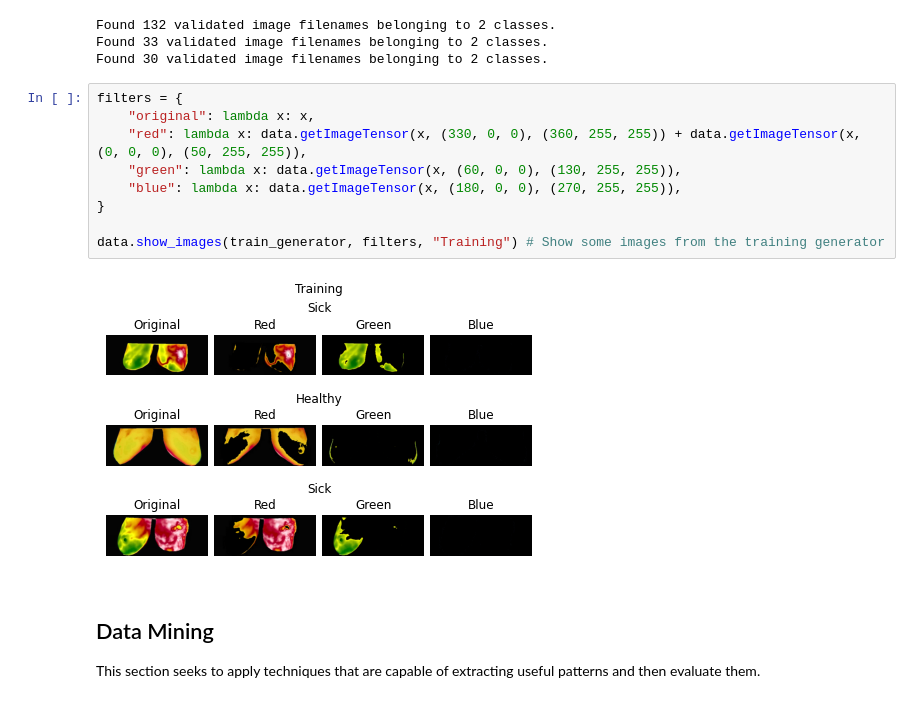
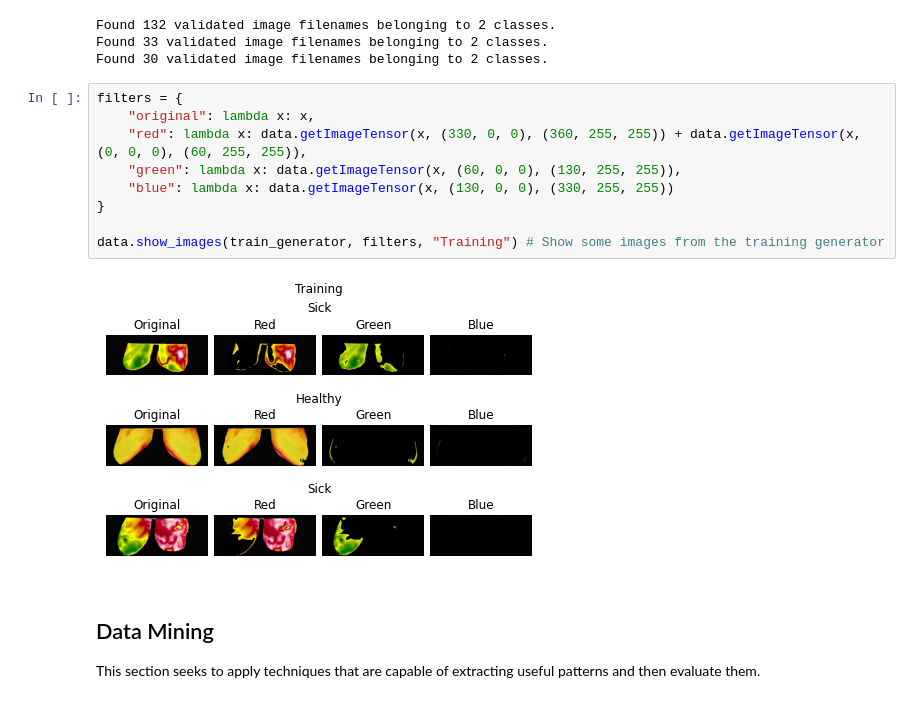
Before and after one commit to ufvceiec/mammo-echo-thermo, a Jupyter notebook: src/thermography.ipynb, the cells around one changed output. Saved outputs shown, nothing was run; the diff lists cells and outputs as text.

```diff
--- a/src/thermography.ipynb
+++ b/src/thermography.ipynb
@@ -62,14 +62,14 @@ Found 30 validated image filenames belonging to 2 classes.
 # %%
 filters = {
 	"original": lambda x: x,
-	"red": lambda x: data.getImageTensor(x, (330, 0, 0), (360, 255, 255)) + data.getImageTensor(x, (0, 0, 0), (50, 255, 255)),
+	"red": lambda x: data.getImageTensor(x, (330, 0, 0), (360, 255, 255)) + data.getImageTensor(x, (0, 0, 0), (60, 255, 255)),
 	"green": lambda x: data.getImageTensor(x, (60, 0, 0), (130, 255, 255)),
-	"blue": lambda x: data.getImageTensor(x, (180, 0, 0), (270, 255, 255)),
+	"blue": lambda x: data.getImageTensor(x, (130, 0, 0), (330, 255, 255))
 }
 
 data.show_images(train_generator, filters, "Training") # Show some images from the training generator
 # %% [output]
-[figure, old version]
+[figure, new version]
 # %% [markdown]
 ## Data Mining
 This section seeks to apply techniques that are capable of extracting useful patterns and then evaluate them.
```
Also changed, not shown: 1 other file.
